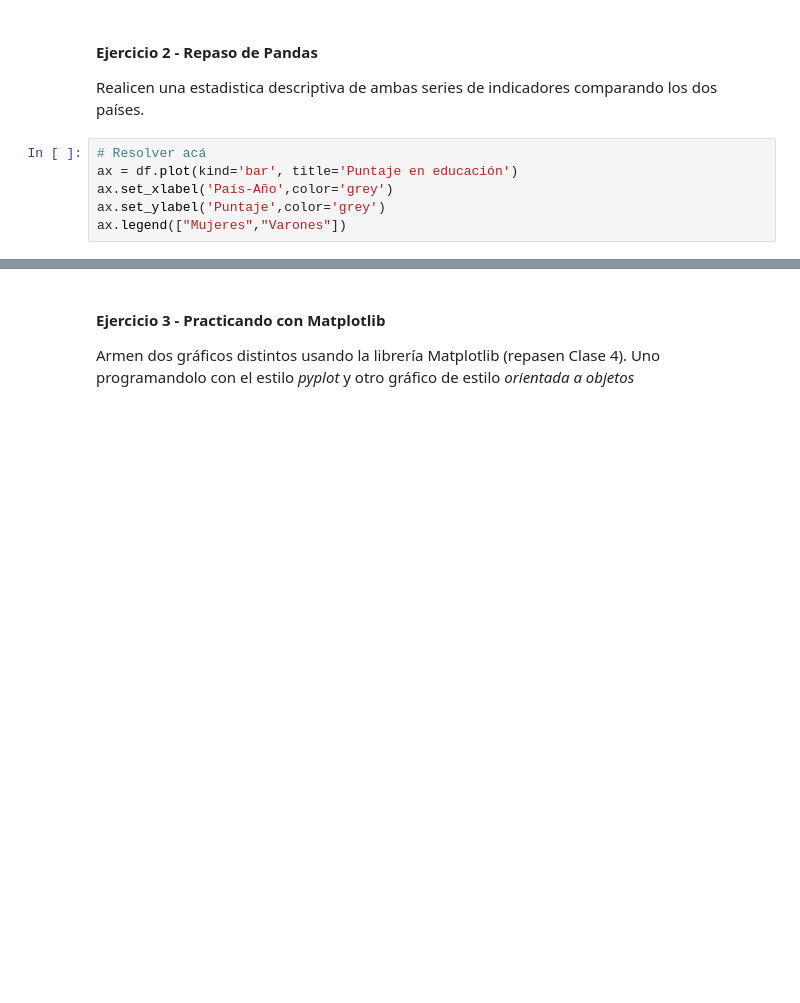
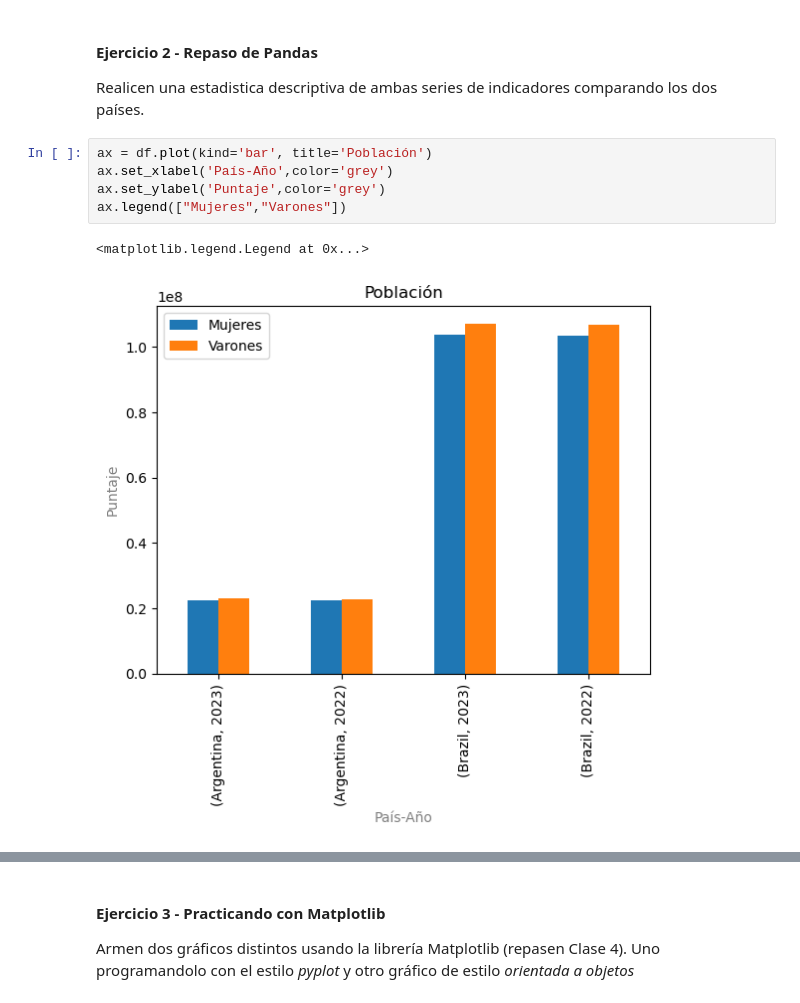
Before and after one commit to MatiasCostanzo2726/BigDataUBA-Grupo9, a Jupyter notebook: TP1-UBA_RAMA_PRINCIPAL.ipynb, the cells around one changed output, grey strips where cells are left out. Saved outputs shown, nothing was run; the diff lists cells and outputs as text; blank space fills up the shorter version.

```diff
--- a/TP1-UBA_RAMA_PRINCIPAL.ipynb
+++ b/TP1-UBA_RAMA_PRINCIPAL.ipynb
@@ -54,11 +132,13 @@ df.head()
 #### Ejercicio 2 - Repaso de Pandas
 Realicen una estadistica descriptiva de ambas series de indicadores comparando los dos países.
 # %%
-# Resolver acá
-ax = df.plot(kind='bar', title='Puntaje en educación')
+ax = df.plot(kind='bar', title='Población')
 ax.set_xlabel('País-Año',color='grey')
 ax.set_ylabel('Puntaje',color='grey')
 ax.legend(["Mujeres","Varones"])
+# %% [output]
+<matplotlib.legend.Legend at 0x...>
+[figure, added]
 # %%
 df.reset_index(inplace=True)
 df
```
Also changed, not shown: parts of 28 cells of this notebook.
